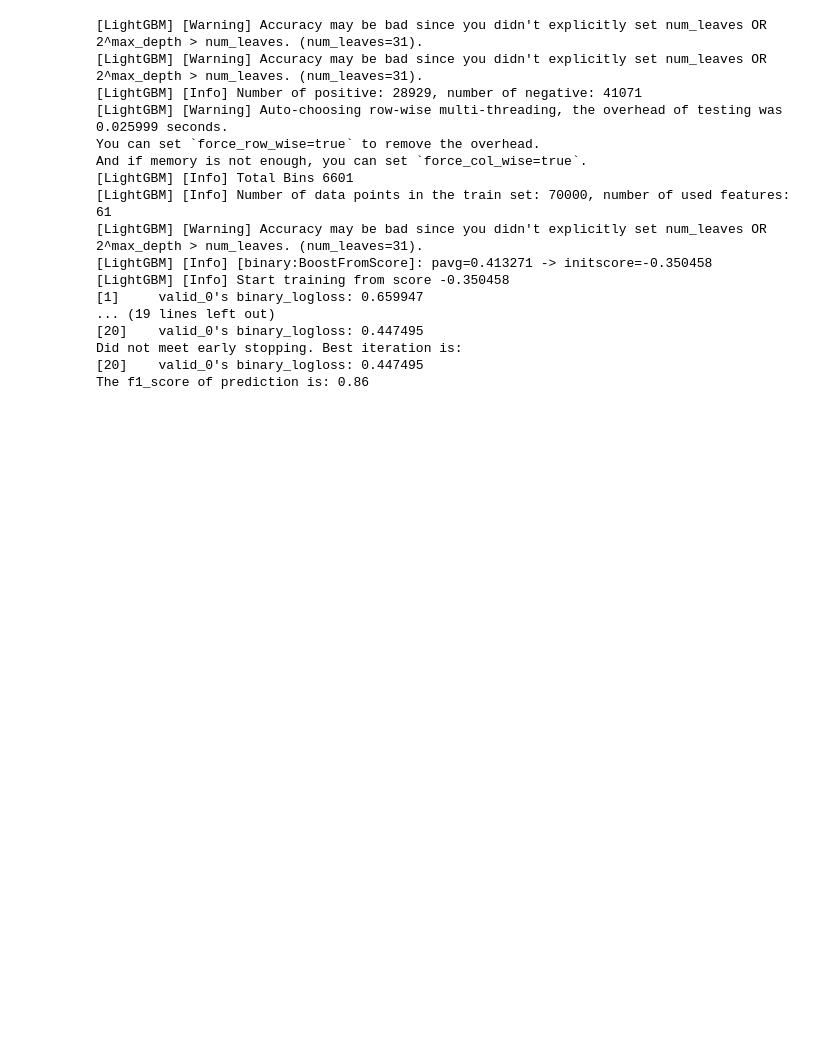
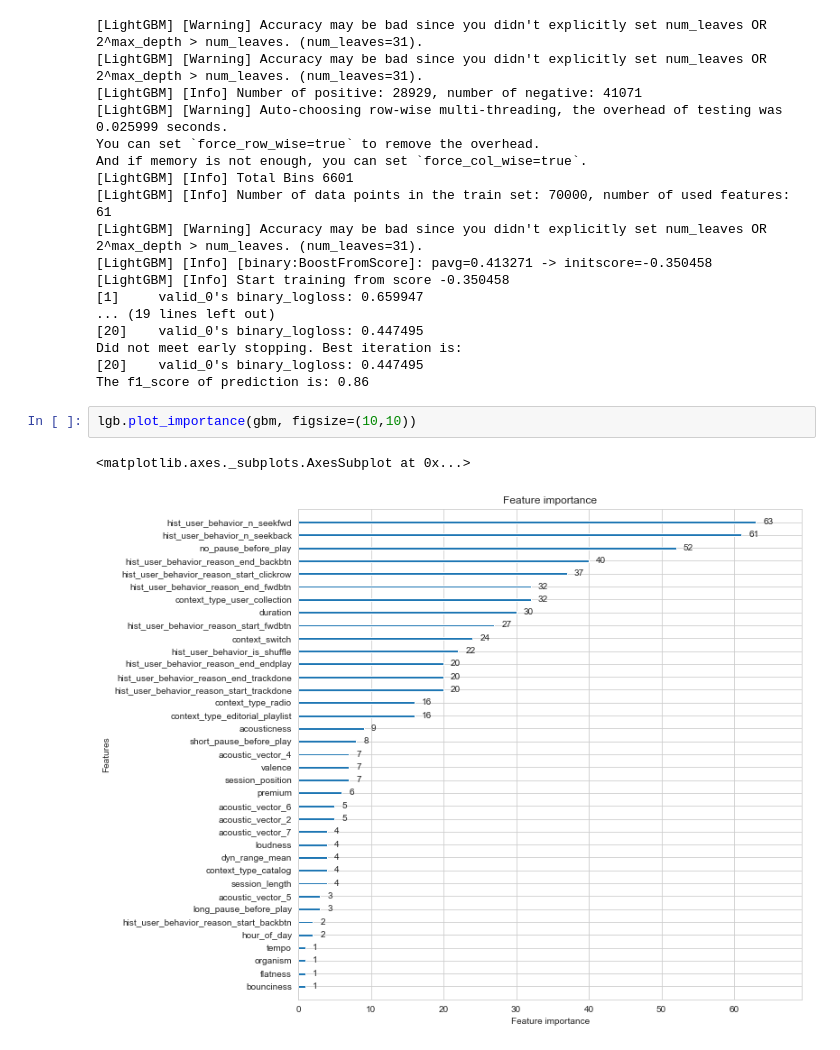
Before and after one commit to AkshitaPatel/Technocolabs-Internship-Project, a Jupyter notebook: Spotify Music Skips Action Prediction.ipynb, the cells around one changed output. Cells and saved outputs as stored; diff of their text form; blank space fills up the shorter version.

```diff
--- a/Spotify Music Skips Action Prediction.ipynb
+++ b/Spotify Music Skips Action Prediction.ipynb
@@ -520,3 +520,8 @@ And if memory is not enough, you can set `force_col_wise=true`.
 Did not meet early stopping. Best iteration is:
 [20]    valid_0's binary_logloss: 0.447495
 The f1_score of prediction is: 0.86
+# %%
+lgb.plot_importance(gbm, figsize=(10,10))
+# %% [output]
+<matplotlib.axes._subplots.AxesSubplot at 0x...>
+[figure, added]
```
